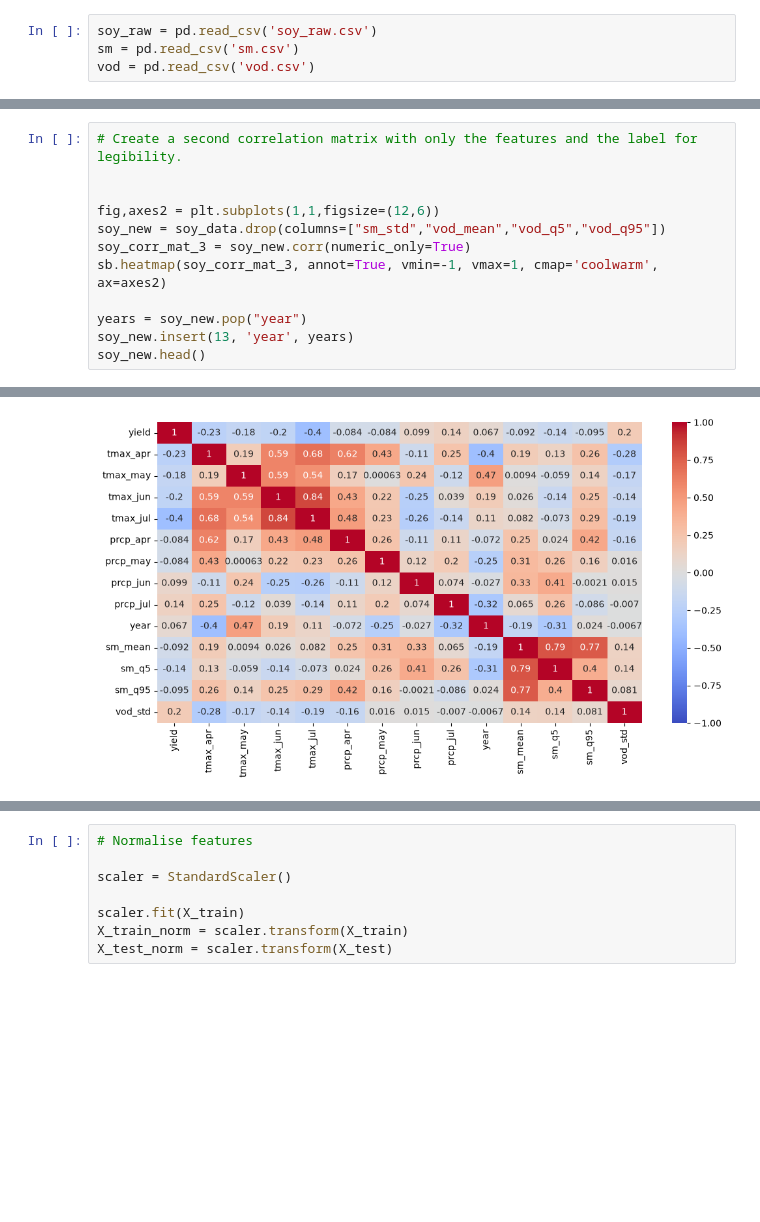
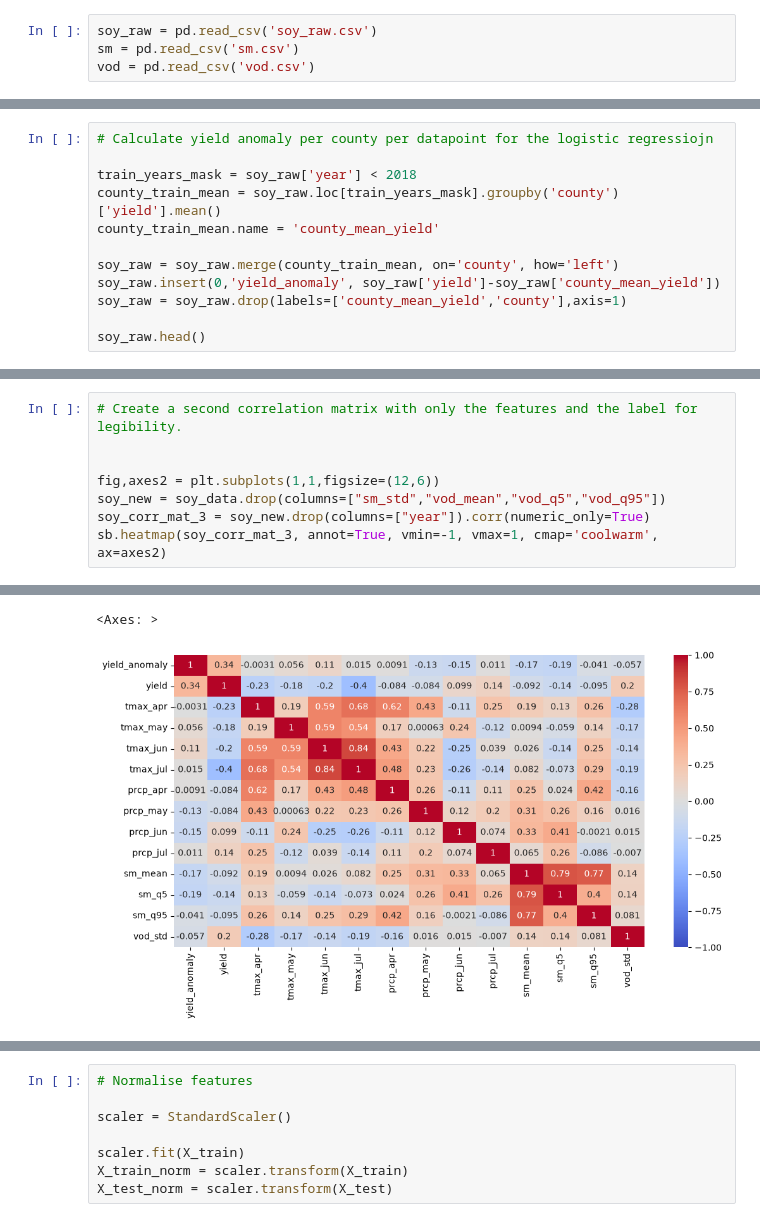
Before and after one commit to tomasub/ml-project, a Jupyter notebook: regression_3.ipynb, the cells around one changed output, grey strips where cells are left out. Saved outputs shown, nothing was run; the diff lists cells and outputs as text; blank space fills up the shorter version.

```diff
--- a/regression_3.ipynb
+++ b/regression_3.ipynb
@@ -37,3 +40,15 @@ sm_data.head()
 | 2 | 0.172573 | 0.073943 | 0.233433 | 0.045325 |
 | 3 | 0.220197 | 0.152329 | 0.265495 | 0.035747 |
 | 4 | 0.179592 | 0.063475 | 0.265588 | 0.055550 |
+# %%
+# Calculate yield anomaly per county per datapoint for the logistic regressiojn
+
+train_years_mask = soy_raw['year'] < 2018
+county_train_mean = soy_raw.loc[train_years_mask].groupby('county')['yield'].mean()
+county_train_mean.name = 'county_mean_yield'
+
+soy_raw = soy_raw.merge(county_train_mean, on='county', how='left')
+soy_raw.insert(0,'yield_anomaly', soy_raw['yield']-soy_raw['county_mean_yield'])
+soy_raw = soy_raw.drop(labels=['county_mean_yield','county'],axis=1)
+
+soy_raw.head()
@@ -64,10 +86,6 @@ sb.heatmap(soy_corr_mat, annot=True, vmin=-1, vmax=1, cmap='coolwarm', ax=axes)
 
 fig,axes2 = plt.subplots(1,1,figsize=(12,6))
 soy_new = soy_data.drop(columns=["sm_std","vod_mean","vod_q5","vod_q95"])
-soy_corr_mat_3 = soy_new.corr(numeric_only=True)
+soy_corr_mat_3 = soy_new.drop(columns=["year"]).corr(numeric_only=True)
 sb.heatmap(soy_corr_mat_3, annot=True, vmin=-1, vmax=1, cmap='coolwarm', ax=axes2)
-
-years = soy_new.pop("year")
-soy_new.insert(13, 'year', years)
-soy_new.head()
 # %% [output]
@@ -80,4 +92,5 @@ soy_new.head()
+<Axes: >
-[figure, old version]
+[figure, new version]
 # %%
 # Create training sets and testing sets
 
```
Also changed, not shown: parts of 14 cells of this notebook, 3 other files.
